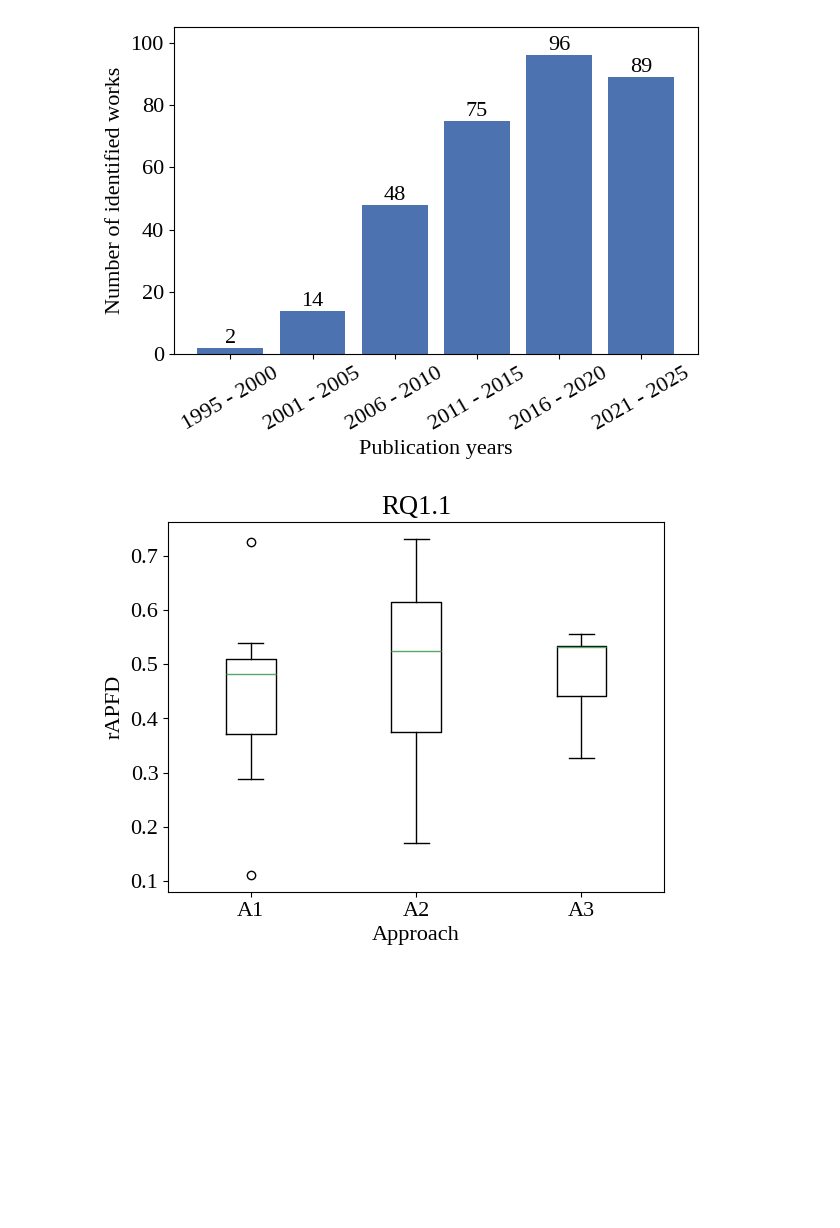
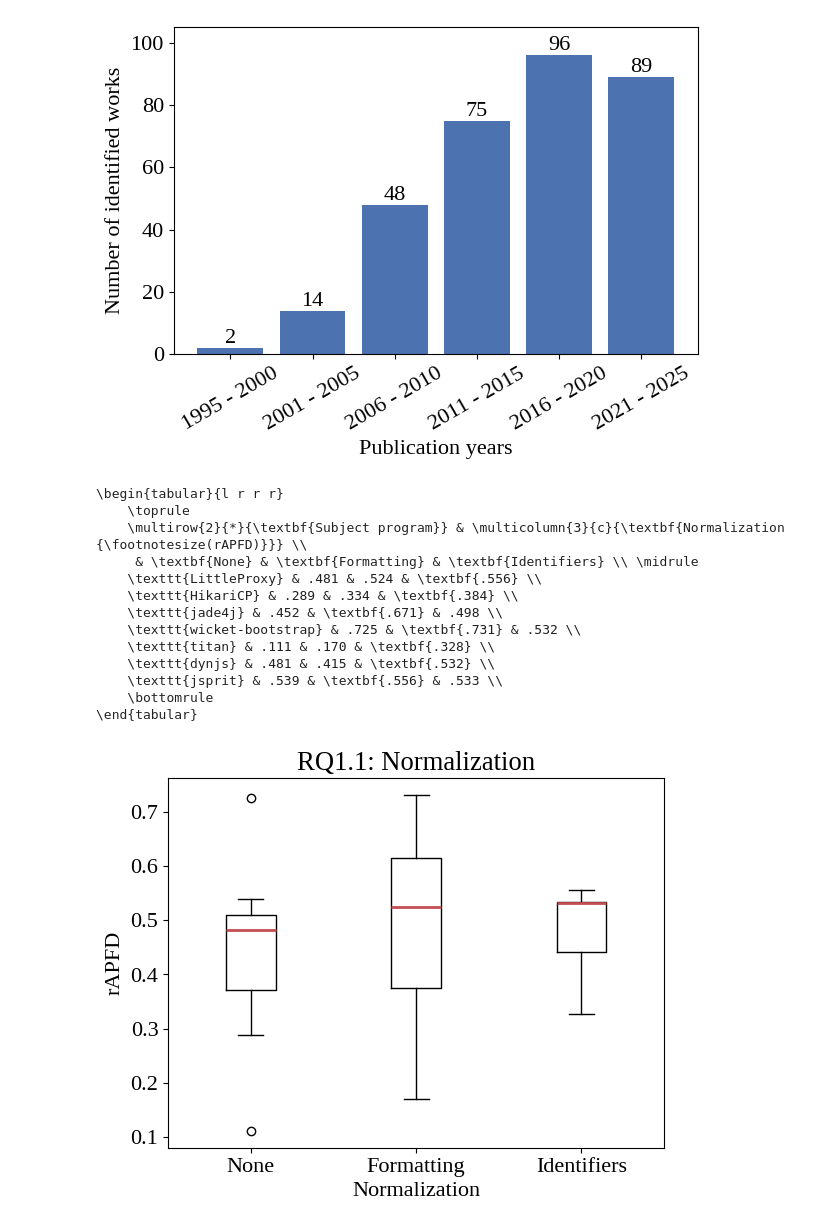
Before and after one commit to LechMadeyski/MSc25TomaszChojnacki, a Jupyter notebook: figures/figures.ipynb, the cells around one changed output. Saved outputs shown, nothing was run; the diff lists cells and outputs as text; code cells hidden in the pictures; blank space fills up the shorter version.

```diff
--- a/figures/figures.ipynb
+++ b/figures/figures.ipynb
@@ -1,7 +1,11 @@
 # %%
+from collections.abc import Sequence
 import json
 from pathlib import Path
+
 import matplotlib.pyplot as plt
+
+EPSILON = 1e-3
 
 plt.style.use("seaborn-v0_8-deep")
 plt.rcParams["font.family"] = "serif"
@@ -26,14 +122,25 @@ plt.savefig("./out/sr-per-year.pdf")
 # %%
-with Path.open("../tcp-framework/out/rq11.json", "r") as f:
-    rq = json.load(f)
-values = [[sum(ds[ai]) / len(ds[ai]) for ds in rq.values()] for ai in range(3)]
-plt.clf()
-plt.title("RQ1.1")
-plt.xlabel("Approach")
-plt.ylabel("rAPFD")
-# plt.ylim(bottom=0.0, top=1.0)
-plt.boxplot(values, tick_labels=["A1", "A2", "A3"])
-plt.savefig("./out/rq11.pdf")
+rq(
+    input="rq11",
+    ais=range(3),
+    title="RQ1.1: Normalization",
+    xlabel="Normalization",
+    ylabel="rAPFD",
+    tlabel=["None", "Formatting", "Identifiers"]
+)
 # %% [output]
+\begin{tabular}{l r r r}
+    \toprule
+    \multirow{2}{*}{\textbf{Subject program}} & \multicolumn{3}{c}{\textbf{Normalization {\footnotesize(rAPFD)}}} \\
+     & \textbf{None} & \textbf{Formatting} & \textbf{Identifiers} \\ \midrule
+    \texttt{LittleProxy} & .481 & .524 & \textbf{.556} \\
+    \texttt{HikariCP} & .289 & .334 & \textbf{.384} \\
+    \texttt{jade4j} & .452 & \textbf{.671} & .498 \\
+    \texttt{wicket-bootstrap} & .725 & \textbf{.731} & .532 \\
+    \texttt{titan} & .111 & .170 & \textbf{.328} \\
+    \texttt{dynjs} & .481 & .415 & \textbf{.532} \\
+    \texttt{jsprit} & .539 & \textbf{.556} & .533 \\
+    \bottomrule
+\end{tabular}
-[figure, old version]
+[figure, new version]
 # %%
```
Also changed, not shown: parts of 7 cells of this notebook, 13 other files.
